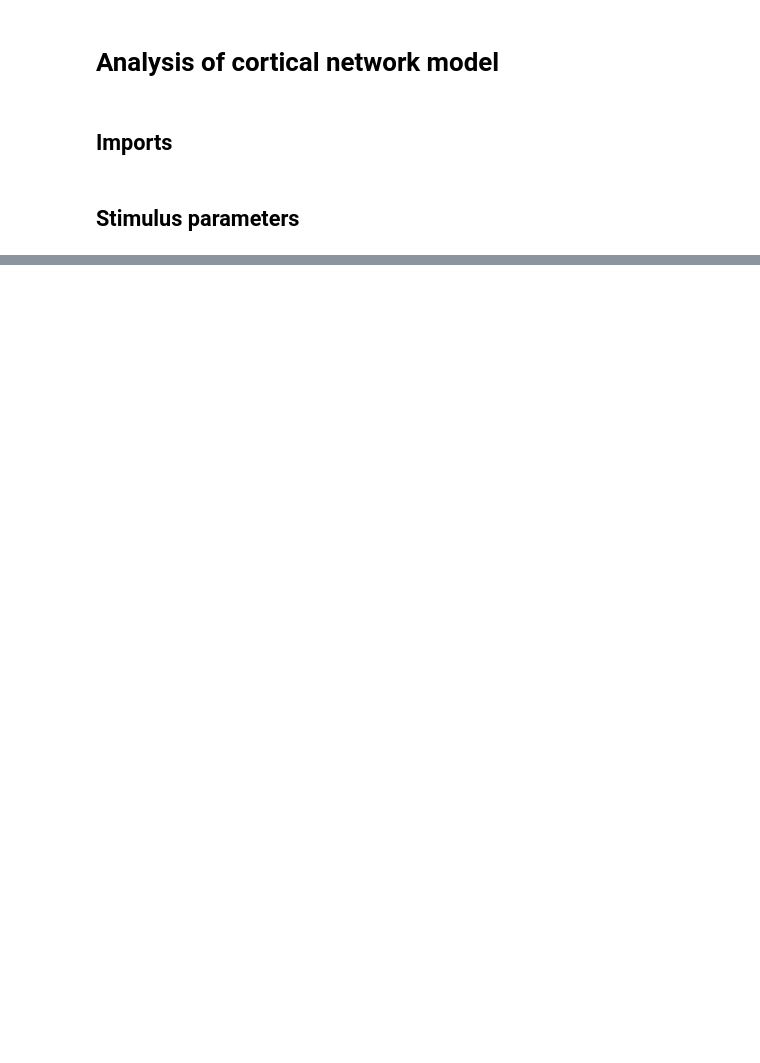
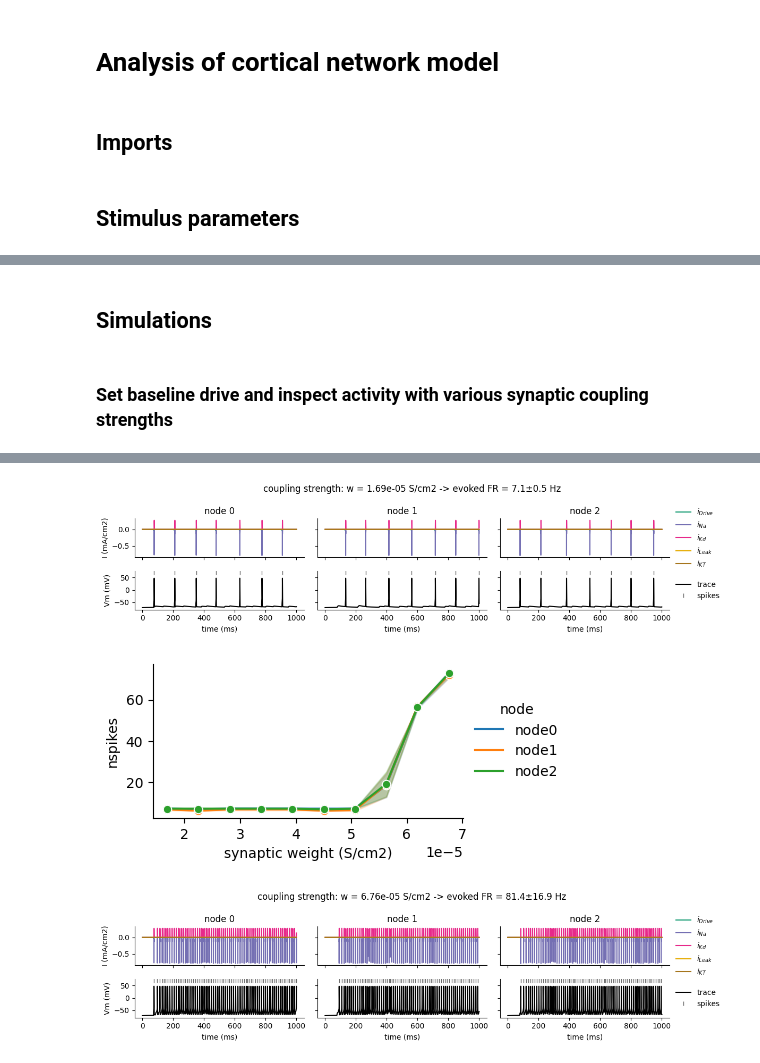
Before and after one commit to tjjlemaire/fusnetwork, a Jupyter notebook: network_analysis.ipynb, the cells around one changed output, grey strips where cells are left out. Cells and saved outputs as stored; diff of their text form; code cells hidden in the pictures; blank space fills up the shorter version.

```diff
--- a/network_analysis.ipynb
+++ b/network_analysis.ipynb
@@ -340,0 +33,19 @@ plt.show()
+# %%
+# Parameters of all stimulus and temperature-dependent components
+params = dict(
+    Q10_rates=3,
+    Q10_gNa=1.40,
+    Q10_gKd=4.75,
+    gKT=0.58e-9 / (NeuralNetwork.Acell * NeuralNetwork.UM_TO_CM**2),
+    gamma=4e-6
+)
+
+# Initialize 3-nodes model, with:
+# - no M-type K+ current
+# - all temperature-dependent conductances
+nnodes = 3
+model = NeuralNetwork(
+    nnodes,
+    gMbar=0,
+    **params
+)
@@ -340,0 +62,41 @@ plt.show()
+# %% [markdown]
+## Simulations
+# %% [markdown]
+### Set baseline drive and inspect activity with various synaptic coupling strengths
+# %%
+# Assign baseline pre-synaptic drive
+model.set_presyn_drive(freq=7., noise=.1)
+
+# Run simulation and plot results
+data = model.simulate(tstop=tstop)
+mu_FR, err_FR = model.compute_metric(data, 'FR').mean(axis=0)
+FR_str = 'N/A' if mu_FR is None else f'{mu_FR:.1f}±{err_FR:.1f} Hz'
+fig = model.plot_results(data, exclude=['conductances', 'T'])
+fig.suptitle(f'coupling strength: w = {model.get_synaptic_weight():.2e} S/cm2 -> evoked FR = {FR_str}')
+
+# Define vector of coupling strengths (in S/cm2)
+wrange = np.linspace(1, 4, 10) * model.g_RS_RS
+
+# Run simulation for each coupling strength, and concatenate results
+data = []
+nreps = 5
+model.verbose = False
+for w in tqdm(wrange):
+    model.set_synaptic_weight(w)
+    data.append(model.simulate(nreps=3))
+model.verbose = True
+data = pd.concat(data, keys=wrange, names=['synaptic weight (S/cm2)'])
+
+# Plot dependency of evoked firing rate on coupling strength
+fig = model.plot_sweep_results(data, 'nspikes')
+
+# Plot results for largest coupling strength
+data = data.loc[(wrange[-1], 0)]
+mu_FR, err_FR = model.compute_metric(data, 'FR').mean(axis=0)
+FR_str = 'N/A' if mu_FR is None else f'{mu_FR:.1f}±{err_FR:.1f} Hz'
+fig = model.plot_results(data, exclude=['conductances', 'T'])
+fig.suptitle(f'coupling strength: w = {model.get_synaptic_weight():.2e} S/cm2 -> evoked FR = {FR_str}')
+
+# Reset synaptic weight to default value
+model.set_synaptic_weight(model.g_RS_RS)
+# %% [output]
@@ -340,0 +125,3 @@ plt.show()
+[figure, added]
+[figure, added]
+[figure, added]
```
Also changed, not shown: parts of 32 cells of this notebook, 4 other files.
